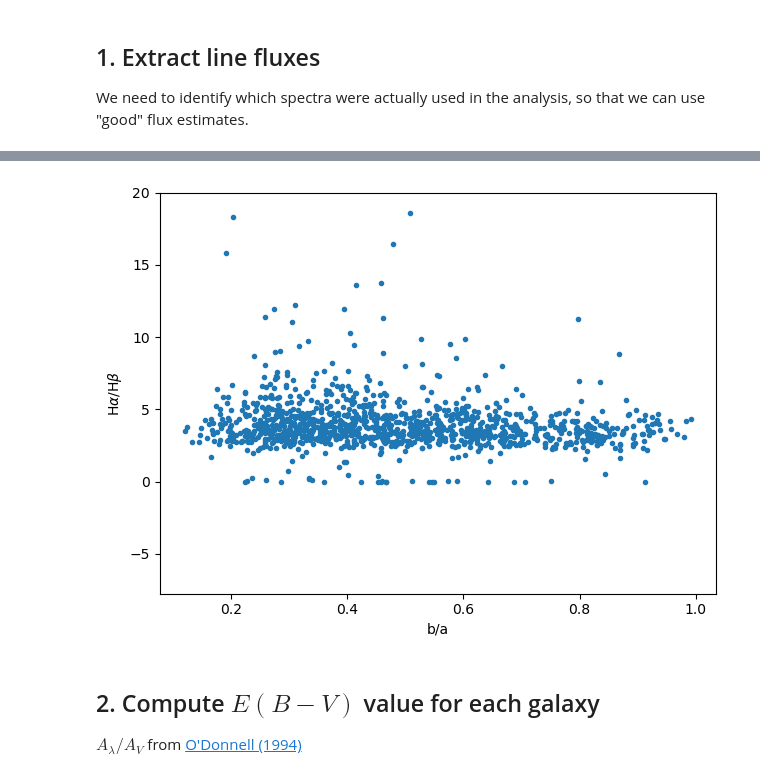
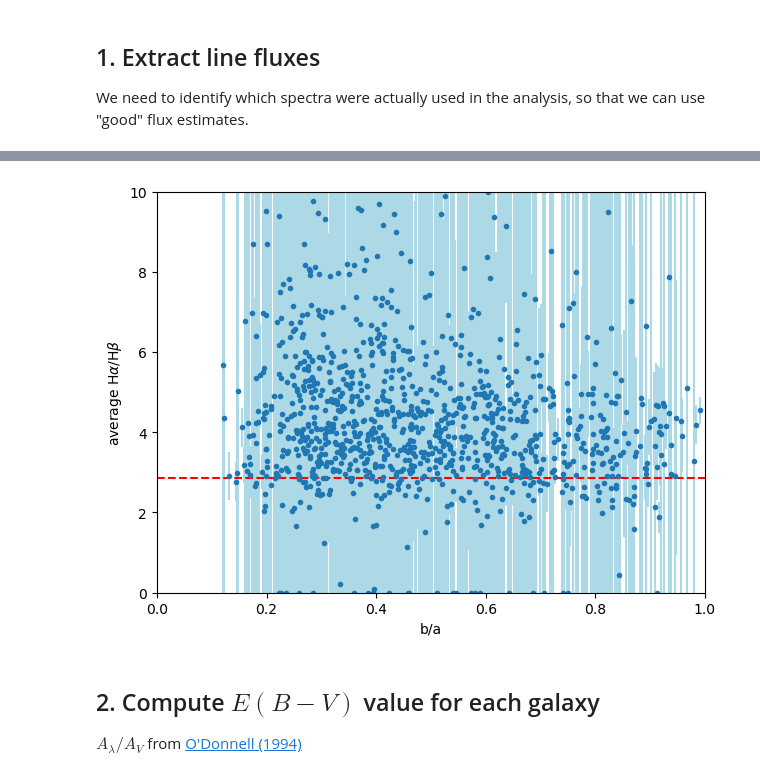
Before and after one commit to DESI-UR/DESI_SGA, a Jupyter notebook: TF/TF_dustCorr.ipynb, the cells around one changed output, grey strips where cells are left out. Saved outputs shown, nothing was run; the diff lists cells and outputs as text; code cells hidden in the pictures.

```diff
--- a/TF/TF_dustCorr.ipynb
+++ b/TF/TF_dustCorr.ipynb
@@ -9,6 +12,10 @@ from astropy.io import fits
 import time
 
 import matplotlib.pyplot as plt
+# %%
+c = const.c.to('km/s')
+
+q0 = 0.2
 # %% [markdown]
 # Data
 # %% [markdown]
@@ -16,6 +23,6 @@ import matplotlib.pyplot as plt
 # %%
 gals_directory = '/global/cfs/cdirs/desi/science/td/pv/tfgalaxies/SV/'
 
-gals_filename = 'SGA-2020_fuji_Vrot_photsys.fits'
+gals_filename = 'SGA-2020_fuji_Vrot_phot-K-Corr.fits'
 
 gals = Table.read(gals_directory + gals_filename)
@@ -231,14 +196,15 @@ for i in range(len(gals)):
 # %%
 plt.figure(tight_layout=True)
 
-plt.plot(gals['BA'], gals['HALPHA_FLUX']/gals['HBETA_FLUX'], '.')
-
-plt.ylim(ymax=20)
-
+plt.errorbar(gals['BA'], gals['HaHb'], yerr=gals['HaHb_err'], fmt='.', ecolor='lightblue')
+# plt.plot(gals['BA'], gals['HaHb'], '.')
+plt.hlines(2.86, 0, 1, colors='r', linestyles='dashed')
+plt.xlim(0, 1)
+plt.ylim(0, 10)
 plt.xlabel('b/a')
-plt.ylabel(r'H$\alpha$/H$\beta$');
+plt.ylabel(r'average H$\alpha$/H$\beta$');
 # %% [output]
-[figure, old version]
+[figure, new version]
 # %% [markdown]
 ## 2. Compute $E(B-V)$ value for each galaxy
 
```
Also changed, not shown: parts of 10 cells of this notebook, 3 other files.
